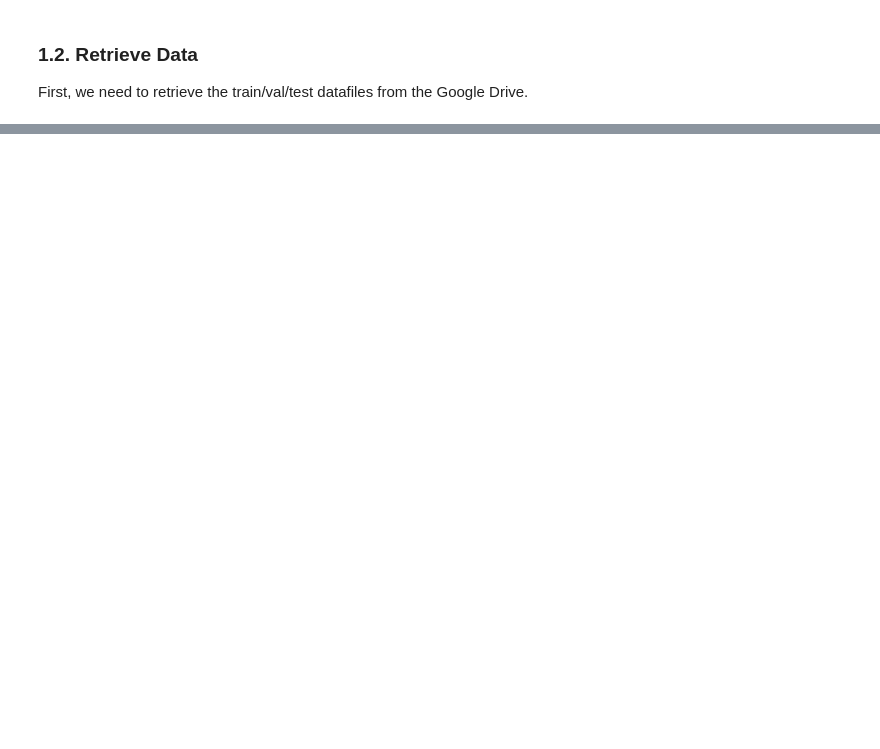
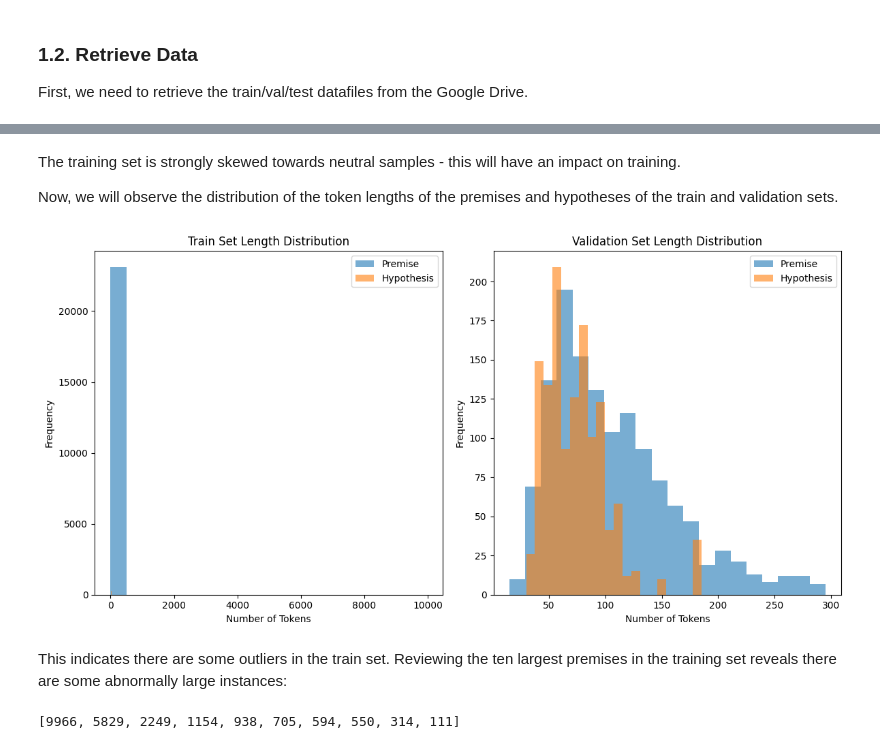
Before and after one commit to MahitGtg/nlp-project, a Jupyter notebook: read_data.ipynb, the cells around one changed output, grey strips where cells are left out. Drawn from its saved outputs; the diff is of its cells as text; code cells hidden in the pictures; blank space fills up the shorter version.

```diff
--- a/read_data.ipynb
+++ b/read_data.ipynb
@@ -73,0 +111,13 @@ As seen above, the data contains characters that requires cleaning before passin
+# %%
+spacy.cli.download('en_core_web_sm')
+tokeniser = spacy.load('en_core_web_sm')
+premise_list = X_train['premise'].tolist()
+hypothesis_list = X_train['hypothesis'].tolist()
+
+prem_tokens_list = list(tokeniser.pipe(premise_list, batch_size=64))
+X_train.loc[:, "premise"] = [[token.text.lower() for token in tokens if re.match(r'^\w+$', token.text)] for tokens in prem_tokens_list]
+
+hyp_tokens_list = list(tokeniser.pipe(hypothesis_list, batch_size=64))
+X_train.loc[:, "hypothesis"] = [[token.text.lower() for token in tokens if re.match(r'^\w+$', token.text)] for tokens in hyp_tokens_list]
+
+display(X_train)
@@ -73,0 +210,40 @@ As seen above, the data contains characters that requires cleaning before passin
+# %% [markdown]
+The training set is strongly skewed towards neutral samples - this will have an impact on training.
+
+Now, we will observe the distribution of the token lengths of the premises and hypotheses of the train and validation sets.
+# %%
+train_prem_lengths = [len(premise) for premise in X_train['premise']]
+train_hyp_lengths = [len(hypothesis) for hypothesis in X_train['hypothesis']]
+
+val_prem_lengths = [len(premise) for premise in X_val['premise']]
+val_hyp_lengths = [len(hypothesis) for hypothesis in X_val['hypothesis']]
+
+fig, axs = plt.subplots(1, 2, figsize=(12, 6))
+
+# Train set
+axs[0].hist(train_prem_lengths, bins=20, alpha=0.6, label='Premise')
+axs[0].hist(train_hyp_lengths, bins=20, alpha=0.6, label='Hypothesis')
+axs[0].set_title("Train Set Length Distribution")
+axs[0].set_xlabel("Number of Tokens")
+axs[0].set_ylabel("Frequency")
+axs[0].legend()
+
+# Validation set
+axs[1].hist(val_prem_lengths, bins=20, alpha=0.6, label='Premise')
+axs[1].hist(val_hyp_lengths, bins=20, alpha=0.6, label='Hypothesis')
+axs[1].set_title("Validation Set Length Distribution")
+axs[1].set_xlabel("Number of Tokens")
+axs[1].set_ylabel("Frequency")
+axs[1].legend()
+
+plt.tight_layout()
+plt.show()
+# %% [output]
+[figure, added]
+# %% [markdown]
+This indicates there are some outliers in the train set. Reviewing the ten largest premises in the training set reveals there are some abnormally large instances:
+# %%
+largest_prem = sorted(range(len(train_prem_lengths)), key=lambda i: train_prem_lengths[i], reverse=True)[:10]
+print([train_prem_lengths[i] for i in largest_prem])
+# %% [output]
+[9966, 5829, 2249, 1154, 938, 705, 594, 550, 314, 111]
```
Also changed, not shown: parts of 23 cells of this notebook, 1 other file.
